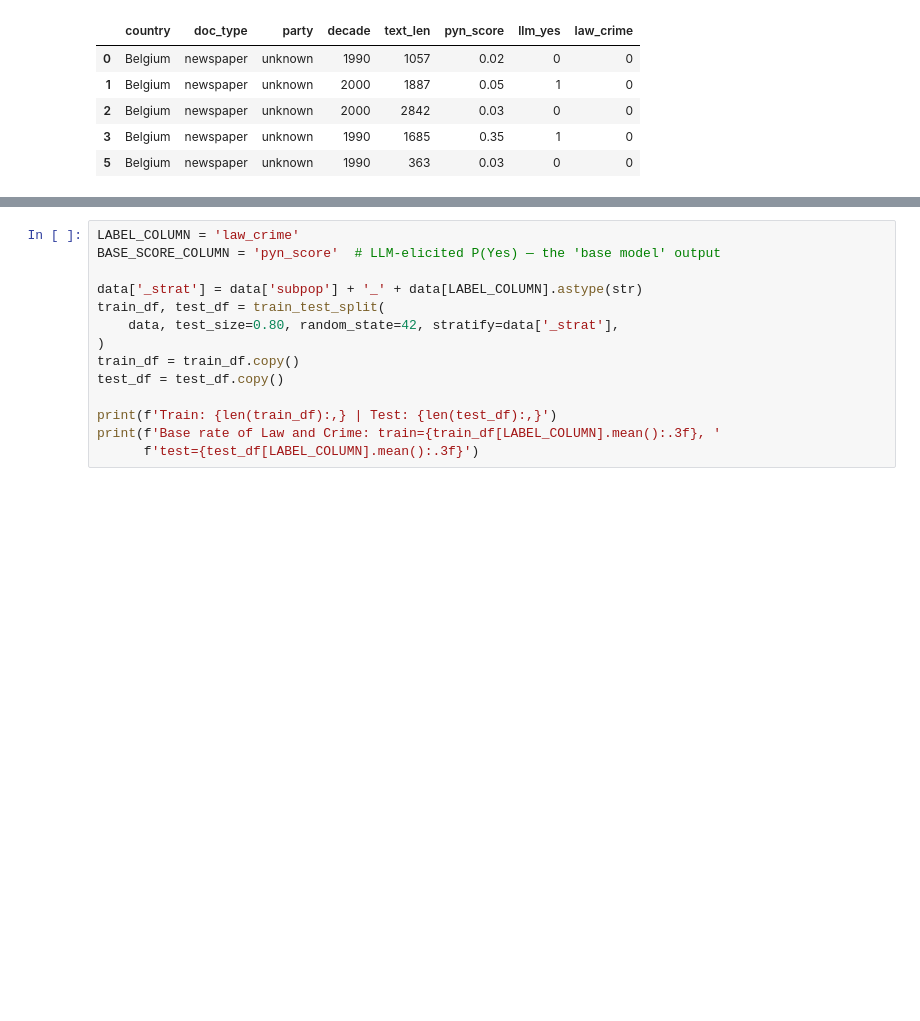
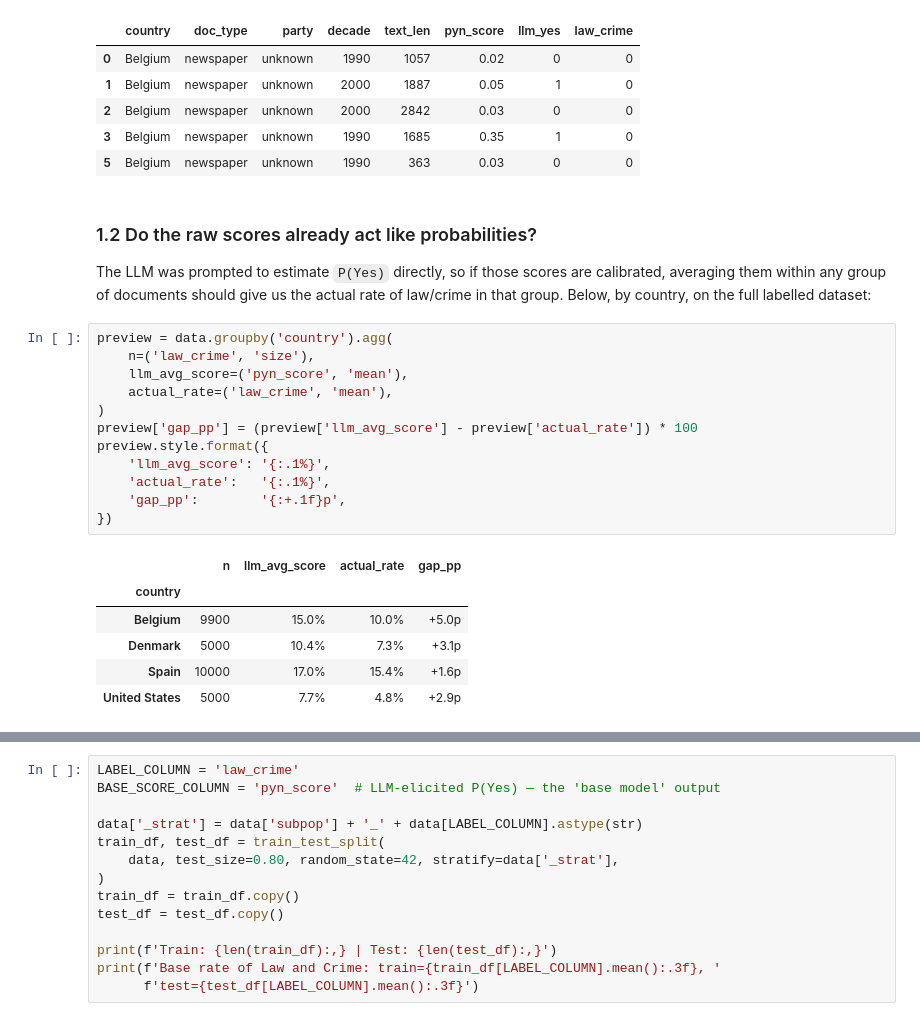
Before and after one commit to facebookincubator/MCGrad, a Jupyter notebook: tutorials/02_calibrating_llm_outputs.ipynb, the cells around one changed output, grey strips where cells are left out. Cells and saved outputs as stored; diff of their text form; blank space fills up the shorter version.

```diff
--- a/tutorials/02_calibrating_llm_outputs.ipynb
+++ b/tutorials/02_calibrating_llm_outputs.ipynb
@@ -118,3 +133,26 @@ Sub-populations: 6
 | 2 | Belgium | newspaper | unknown | 2000 | 2842 | 0.03 | 0 | 0 |
 | 3 | Belgium | newspaper | unknown | 1990 | 1685 | 0.35 | 1 | 0 |
 | 5 | Belgium | newspaper | unknown | 1990 | 363 | 0.03 | 0 | 0 |
+# %% [markdown]
+### 1.2 Do the raw scores already act like probabilities?
+
+The LLM was prompted to estimate `P(Yes)` directly, so if those scores are calibrated, averaging them within any group of documents should give us the actual rate of law/crime in that group. Below, by country, on the full labelled dataset:
+# %%
+preview = data.groupby('country').agg(
+    n=('law_crime', 'size'),
+    llm_avg_score=('pyn_score', 'mean'),
+    actual_rate=('law_crime', 'mean'),
+)
+preview['gap_pp'] = (preview['llm_avg_score'] - preview['actual_rate']) * 100
+preview.style.format({
+    'llm_avg_score': '{:.1%}',
+    'actual_rate':   '{:.1%}',
+    'gap_pp':        '{:+.1f}p',
+})
+# %% [output]
+|  | n | llm_avg_score | actual_rate | gap_pp |
+| country |  |  |  |  |
+| Belgium | 9900 | 15.0% | 10.0% | +5.0p |
+| Denmark | 5000 | 10.4% | 7.3% | +3.1p |
+| Spain | 10000 | 17.0% | 15.4% | +1.6p |
+| United States | 5000 | 7.7% | 4.8% | +2.9p |
```
Also changed, not shown: parts of 52 cells of this notebook, 3 other files.
